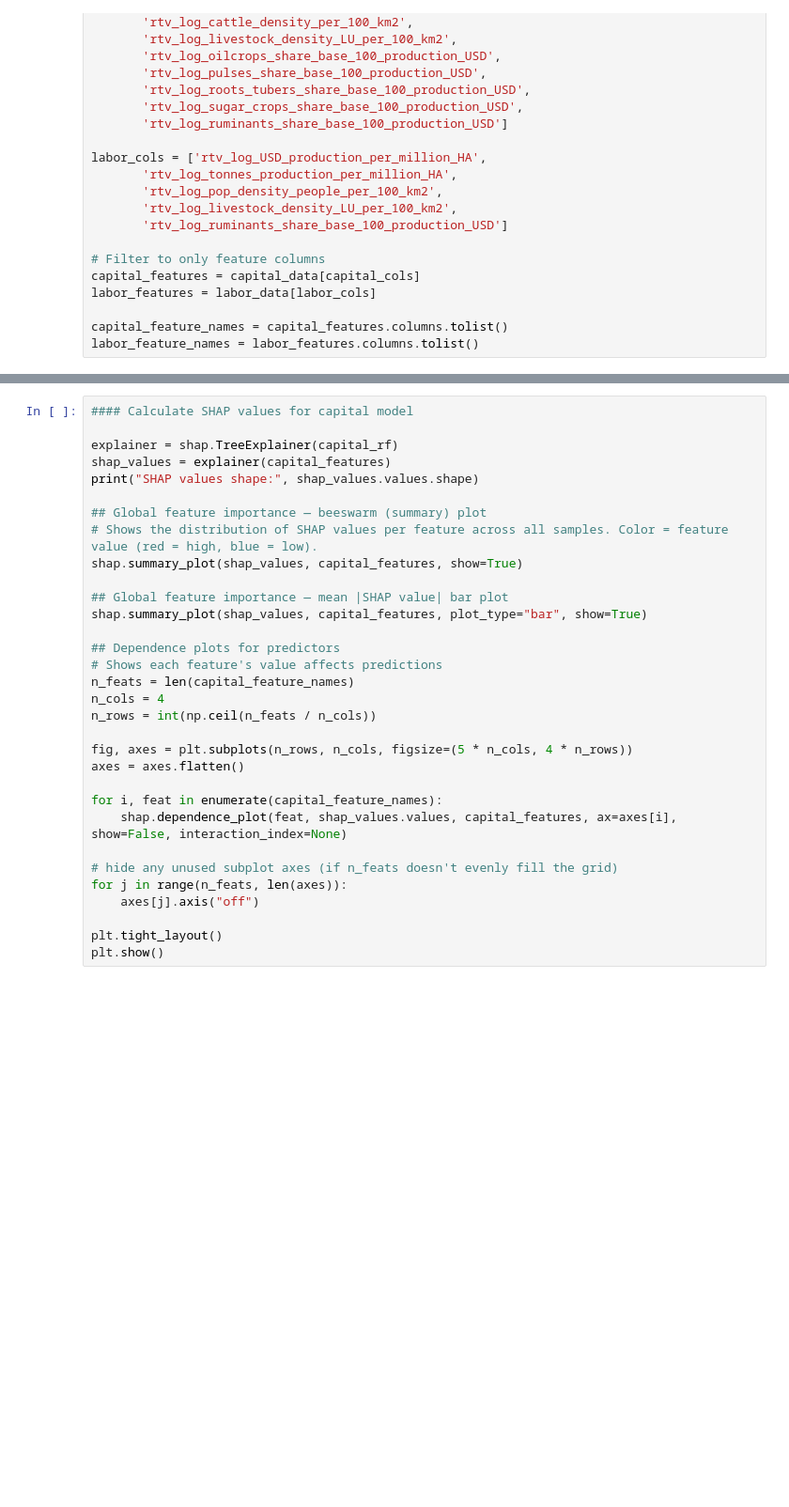
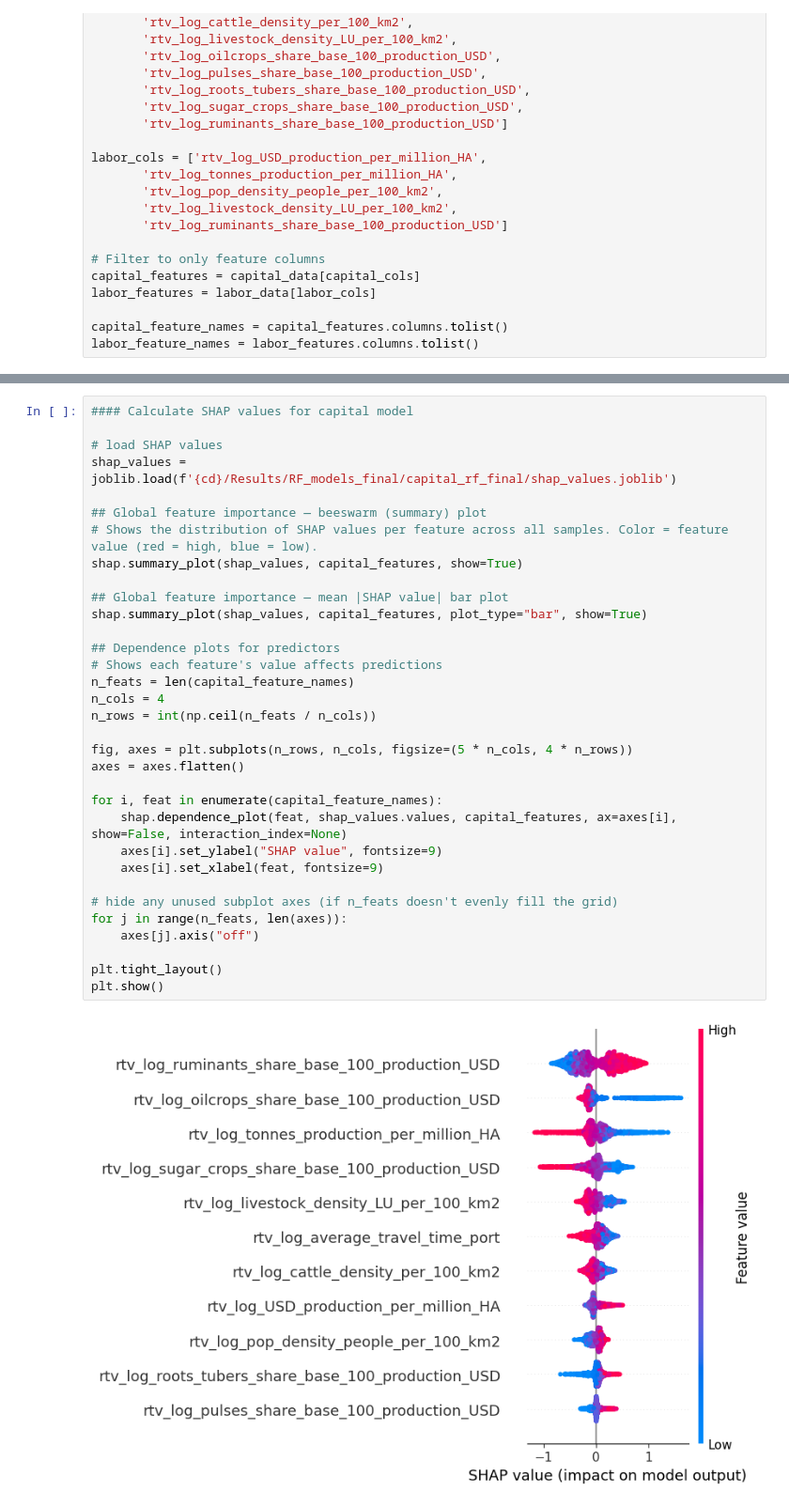
Before and after one commit to carinamani/AgDownscaling, a Jupyter notebook: 03_MODEL/01_RF_models/04_shap_values.ipynb, the cells around one changed output, grey strips where cells are left out. Shown at 94% size. Drawn from its saved outputs; the diff is of its cells as text; blank space fills up the shorter version.

Commit message:
fix shap values script

```diff
--- a/03_MODEL/01_RF_models/04_shap_values.ipynb
+++ b/03_MODEL/01_RF_models/04_shap_values.ipynb
@@ -60,32 +72,35 @@ labor_feature_names = labor_features.columns.tolist()
 # %%
 #### Calculate SHAP values for capital model
 
-explainer = shap.TreeExplainer(capital_rf)
-shap_values = explainer(capital_features)
-print("SHAP values shape:", shap_values.values.shape)
+# load SHAP values
+shap_values = joblib.load(f'{cd}/Results/RF_models_final/capital_rf_final/shap_values.joblib')
 
 ## Global feature importance — beeswarm (summary) plot
 # Shows the distribution of SHAP values per feature across all samples. Color = feature value (red = high, blue = low).
 shap.summary_plot(shap_values, capital_features, show=True)
 
 ## Global feature importance — mean |SHAP value| bar plot
 shap.summary_plot(shap_values, capital_features, plot_type="bar", show=True)
 
 ## Dependence plots for predictors
 # Shows each feature's value affects predictions
 n_feats = len(capital_feature_names)
 n_cols = 4
 n_rows = int(np.ceil(n_feats / n_cols))
 
 fig, axes = plt.subplots(n_rows, n_cols, figsize=(5 * n_cols, 4 * n_rows))
 axes = axes.flatten()
 
 for i, feat in enumerate(capital_feature_names):
     shap.dependence_plot(feat, shap_values.values, capital_features, ax=axes[i], show=False, interaction_index=None)
+    axes[i].set_ylabel("SHAP value", fontsize=9)
+    axes[i].set_xlabel(feat, fontsize=9)
 
 # hide any unused subplot axes (if n_feats doesn't evenly fill the grid)
 for j in range(n_feats, len(axes)):
     axes[j].axis("off")
 
 plt.tight_layout()
 plt.show()
+# %% [output]
+[figure, added]
```
Also changed, not shown: parts of 3 cells of this notebook, 1 other file.
